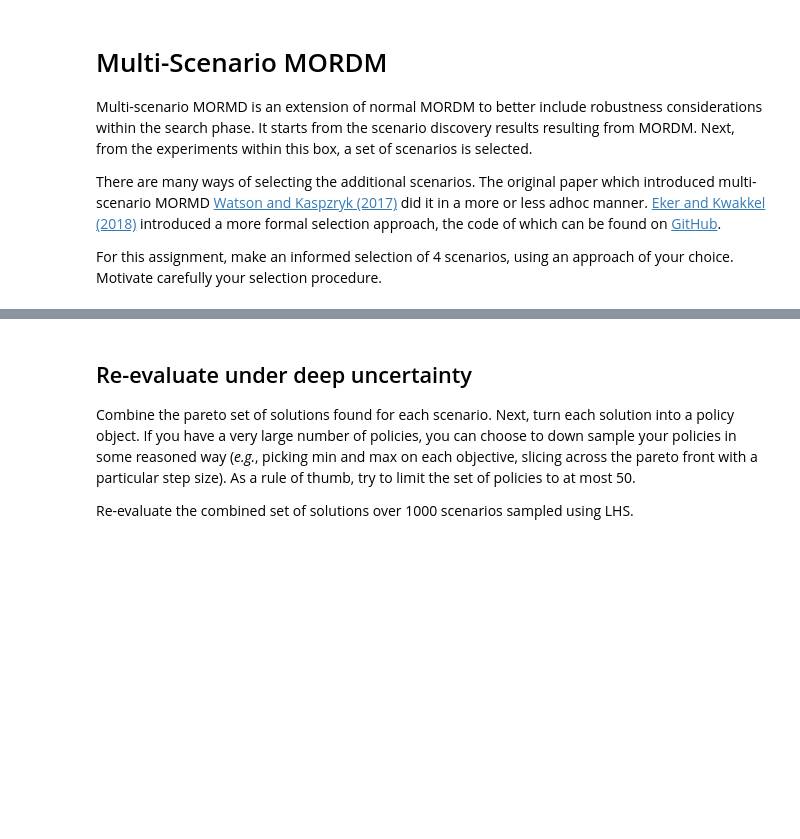
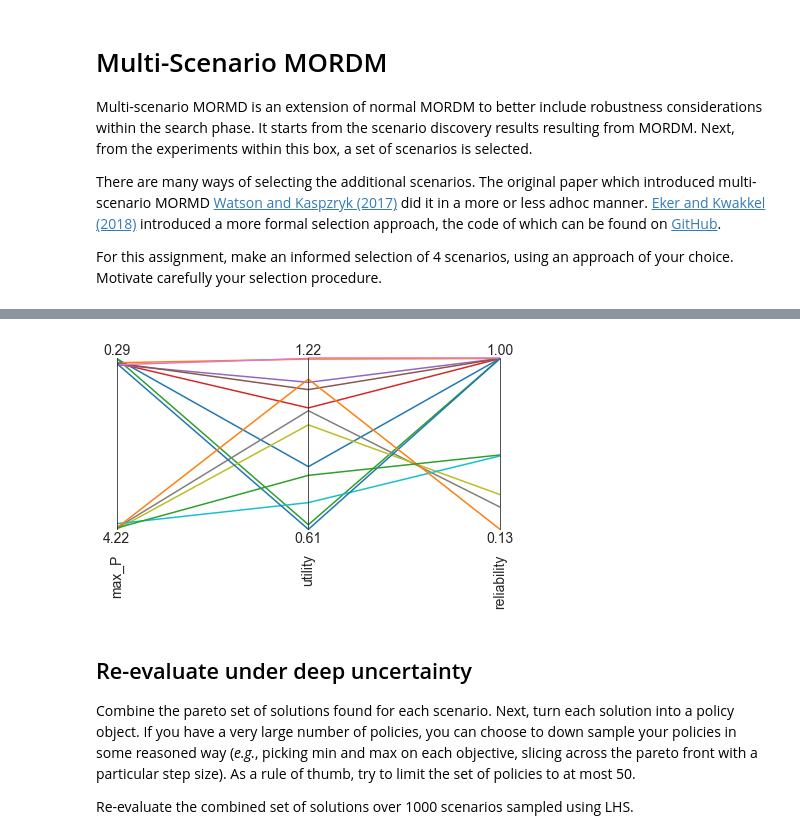
Before and after one commit to SoniAnmol/epa_1361_group_20_final_project, a Jupyter notebook: Week 5-6 - robustness and direct search/assignment 9 - multi-scenario MORDM_anmol.ipynb, the cells around one changed output, grey strips where cells are left out. Saved outputs shown, nothing was run; the diff lists cells and outputs as text; code cells hidden in the pictures; blank space fills up the shorter version.

```diff
--- a/Week 5-6 - robustness and direct search/assignment 9 - multi-scenario MORDM_anmol.ipynb
+++ b/Week 5-6 - robustness and direct search/assignment 9 - multi-scenario MORDM_anmol.ipynb
@@ -139,0 +203,4 @@ pandas.core.frame.DataFrame
+# %%
+# Running for selected randim scenario 2
+with MultiprocessingEvaluator(lake_model) as evaluator:
+    results2 = evaluator.optimize(searchover='levers', nfe=500, epsilons=[0.1, ]*4, reference=reference2)
@@ -139,0 +212,4 @@ pandas.core.frame.DataFrame
+# %%
+# Running for selected randim scenario 3
+with MultiprocessingEvaluator(lake_model) as evaluator:
+    results3 = evaluator.optimize(searchover='levers', nfe=500, epsilons=[0.1, ]*4, reference=reference3)
@@ -139,0 +221,4 @@ pandas.core.frame.DataFrame
+# %%
+# Running for selected randim scenario 4
+with MultiprocessingEvaluator(lake_model) as evaluator:
+    results4 = evaluator.optimize(searchover='levers', nfe=500, epsilons=[0.1, ]*4, reference=reference4)
@@ -139,0 +230,6 @@ pandas.core.frame.DataFrame
+# %%
+# Combining all the results
+result = results1
+result = result.append(results2)
+result = result.append(results3)
+result = result.append(results4)
@@ -140,3 +254,17 @@ pandas.core.frame.DataFrame
+# %%
+import matplotlib.pyplot as plt
+from ema_workbench.analysis import parcoords
+outcomes = result.loc[:, ['max_P', 'utility', 'reliability']]
+
+limits = parcoords.get_limits(outcomes)
+axes = parcoords.ParallelAxes(limits)
+axes.plot(outcomes)
+
+# we invert this axis so direction of desirability is the same
+axes.invert_axis('max_P')
+plt.show()
+# %% [output]
+[figure, added]
 # %% [markdown]
 ## Re-evaluate under deep uncertainty
 
```
Also changed, not shown: parts of 11 cells of this notebook.
